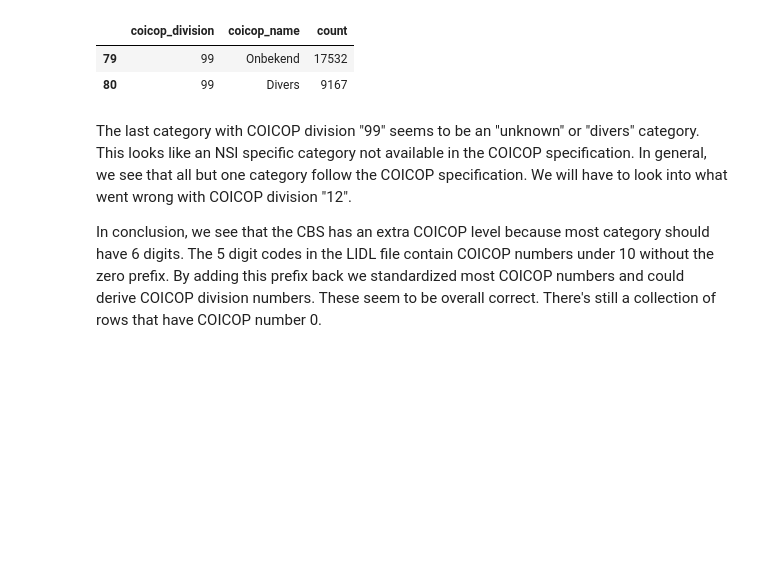
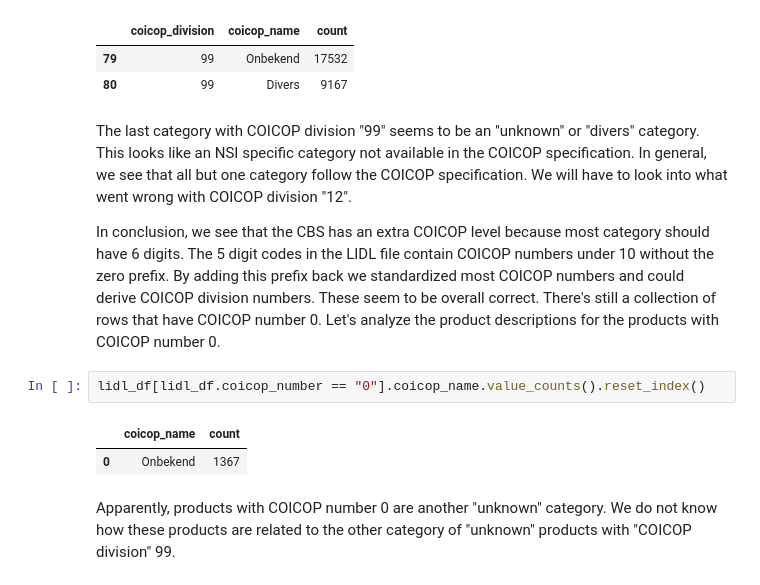
Before and after one commit to ssi-wp3/ssi-wp3, a Jupyter notebook: Notebooks/01-Data-Exploration.ipynb, the cells around one changed output. Cells and saved outputs as stored; diff of their text form; blank space fills up the shorter version.

Commit message:
Added analysis of product descriptions for products with COICOP number 0

```diff
--- a/Notebooks/01-Data-Exploration.ipynb
+++ b/Notebooks/01-Data-Exploration.ipynb
@@ -335,4 +335,11 @@ coicop_division_descriptions[coicop_division_descriptions.coicop_division == "99
 # %% [markdown]
 The last category with COICOP division "99" seems to be an "unknown" or "divers" category. This looks like an NSI specific category not available in the COICOP specification. In general, we see that all but one category follow the COICOP specification. We will have to look into what went wrong with COICOP division "12".
 
-In conclusion, we see that the CBS has an extra COICOP level because most category should have 6 digits. The 5 digit codes in the LIDL file contain COICOP numbers under 10 without the zero prefix. By adding this prefix back we standardized most COICOP numbers and could derive COICOP division numbers. These seem to be overall correct. There's still a collection of rows that have COICOP number 0.
+In conclusion, we see that the CBS has an extra COICOP level because most category should have 6 digits. The 5 digit codes in the LIDL file contain COICOP numbers under 10 without the zero prefix. By adding this prefix back we standardized most COICOP numbers and could derive COICOP division numbers. These seem to be overall correct. There's still a collection of rows that have COICOP number 0. Let's analyze the product descriptions for the products with COICOP number 0.
+# %%
+lidl_df[lidl_df.coicop_number == "0"].coicop_name.value_counts().reset_index()
+# %% [output]
+|  | coicop_name | count |
+| 0 | Onbekend | 1367 |
+# %% [markdown]
+Apparently, products with COICOP number 0 are another "unknown" category. We do not know how these products are related to the other category of "unknown" products with "COICOP division" 99.
```
